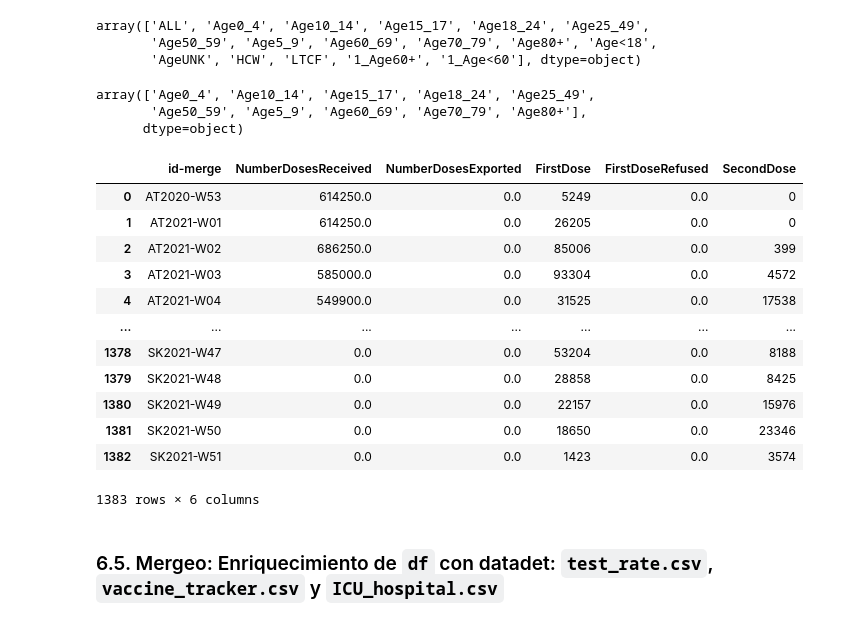
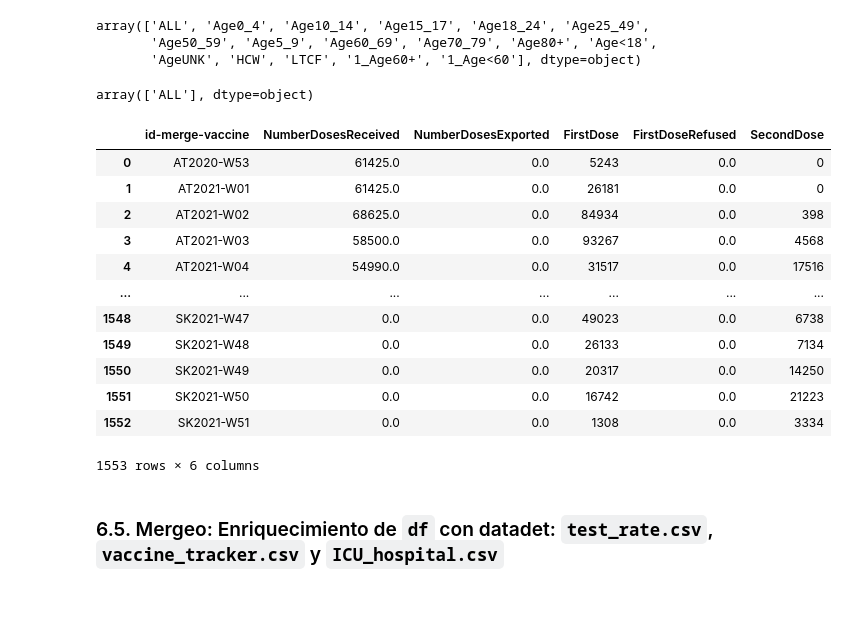
Before and after one commit to ParraCode/Core_Mid_Project-, a Jupyter notebook: data/data_cleaning.ipynb, the cells around one changed output. Cells and saved outputs as stored; diff of their text form; code cells hidden in the pictures.

```diff
--- a/data/data_cleaning.ipynb
+++ b/data/data_cleaning.ipynb
@@ -602,6 +645,7 @@ df_ex1
 # %% [markdown]
 ### 6.4. Preparacion dataset `vaccine_tracker.csv`
 # %%
-#url_vaccine_tracker = "https://opendata.ecdc.europa.eu/covid19/vaccine_tracker/csv/data.csv"
-#df_ex2 = pd.read_csv(url_vaccine_tracker)
-df_ex2 = pd.read_csv('data_extra/vaccine_tracker.csv')
+url_vaccine_tracker = "https://opendata.ecdc.europa.eu/covid19/vaccine_tracker/csv/data.csv"
+df_ex2 = pd.read_csv(url_vaccine_tracker)
+#df_ex2 = pd.read_csv('data_extra/vaccine_tracker.csv')
+df_ex2
@@ -612,6 +670,7 @@ array(['ALL', 'Age0_4', 'Age10_14', 'Age15_17', 'Age18_24', 'Age25_49',
        'Age50_59', 'Age5_9', 'Age60_69', 'Age70_79', 'Age80+', 'Age<18',
        'AgeUNK', 'HCW', 'LTCF', '1_Age60+', '1_Age<60'], dtype=object)
 # %%
+'''
 filter_target = df_ex2['TargetGroup'] != '1_Age<60'
 df_ex2 = df_ex2[filter_target]
 
@@ -632,40 +691,41 @@ df_ex2 = df_ex2[filter_target]
 
 filter_target = df_ex2['TargetGroup'] != 'ALL'
 df_ex2 = df_ex2[filter_target]
-
+'''
+filter_target = df_ex2['TargetGroup'] == 'ALL'
+df_ex2 = df_ex2[filter_target]
 
 df_ex2['TargetGroup'].unique()
 # %% [output]
-array(['Age0_4', 'Age10_14', 'Age15_17', 'Age18_24', 'Age25_49',
-       'Age50_59', 'Age5_9', 'Age60_69', 'Age70_79', 'Age80+'],
-      dtype=object)
+array(['ALL'], dtype=object)
 # %%
-df_ex2 = df_ex2.drop(['Denominator', 'DoseAdditional1', 'UnknownDose','Population','Vaccine'], axis=1)
+# Borro columnas sobrantes para el merge
+df_ex2 = df_ex2.drop(['Denominator', 'DoseAdditional1', 'UnknownDose','Population','Vaccine','TargetGroup'], axis=1)
 
-df_ex2 = df_ex2.drop(['TargetGroup'], axis=1)
+# Defino el id del merge
+df_ex2['id-merge-vaccine'] = df_ex2['ReportingCountry'] + df_ex2['YearWeekISO']
 
-df_ex2['id-merge'] = df_ex2['ReportingCountry'] + df_ex2['YearWeekISO']
+# Borro columnas sobrantes usadas para crear el id
+df_ex2 = df_ex2.drop(['YearWeekISO', 'ReportingCountry', 'Region'], axis=1)
 
 
-df_ex2 = df_ex2.drop(['YearWeekISO', 'ReportingCountry', 'Region'], axis=1)
-
-df_ex2 = df_ex2.groupby(['id-merge']).sum().reset_index()
+df_ex2 = df_ex2.groupby(['id-merge-vaccine']).sum().reset_index()
 
 df_ex2
 # %% [output]
-|  | id-merge | NumberDosesReceived | NumberDosesExported | FirstDose | FirstDoseRefused | SecondDose |
-| 0 | AT2020-W53 | 614250.0 | 0.0 | 5249 | 0.0 | 0 |
-| 1 | AT2021-W01 | 614250.0 | 0.0 | 26205 | 0.0 | 0 |
-| 2 | AT2021-W02 | 686250.0 | 0.0 | 85006 | 0.0 | 399 |
-| 3 | AT2021-W03 | 585000.0 | 0.0 | 93304 | 0.0 | 4572 |
-| 4 | AT2021-W04 | 549900.0 | 0.0 | 31525 | 0.0 | 17538 |
+|  | id-merge-vaccine | NumberDosesReceived | NumberDosesExported | FirstDose | FirstDoseRefused | SecondDose |
+| 0 | AT2020-W53 | 61425.0 | 0.0 | 5243 | 0.0 | 0 |
+| 1 | AT2021-W01 | 61425.0 | 0.0 | 26181 | 0.0 | 0 |
+| 2 | AT2021-W02 | 68625.0 | 0.0 | 84934 | 0.0 | 398 |
+| 3 | AT2021-W03 | 58500.0 | 0.0 | 93267 | 0.0 | 4568 |
+| 4 | AT2021-W04 | 54990.0 | 0.0 | 31517 | 0.0 | 17516 |
 | ... | ... | ... | ... | ... | ... | ... |
-| 1378 | SK2021-W47 | 0.0 | 0.0 | 53204 | 0.0 | 8188 |
-| 1379 | SK2021-W48 | 0.0 | 0.0 | 28858 | 0.0 | 8425 |
-| 1380 | SK2021-W49 | 0.0 | 0.0 | 22157 | 0.0 | 15976 |
-| 1381 | SK2021-W50 | 0.0 | 0.0 | 18650 | 0.0 | 23346 |
-| 1382 | SK2021-W51 | 0.0 | 0.0 | 1423 | 0.0 | 3574 |
+| 1548 | SK2021-W47 | 0.0 | 0.0 | 49023 | 0.0 | 6738 |
+| 1549 | SK2021-W48 | 0.0 | 0.0 | 26133 | 0.0 | 7134 |
+| 1550 | SK2021-W49 | 0.0 | 0.0 | 20317 | 0.0 | 14250 |
+| 1551 | SK2021-W50 | 0.0 | 0.0 | 16742 | 0.0 | 21223 |
+| 1552 | SK2021-W51 | 0.0 | 0.0 | 1308 | 0.0 | 3334 |
-1383 rows × 6 columns
+1553 rows × 6 columns
 # %% [markdown]
 ### 6.5. Mergeo: Enriquecimiento de `df` con datadet: `test_rate.csv`, `vaccine_tracker.csv` y `ICU_hospital.csv`
 # %%
```
Also changed, not shown: parts of 42 cells of this notebook, 1 other file.
